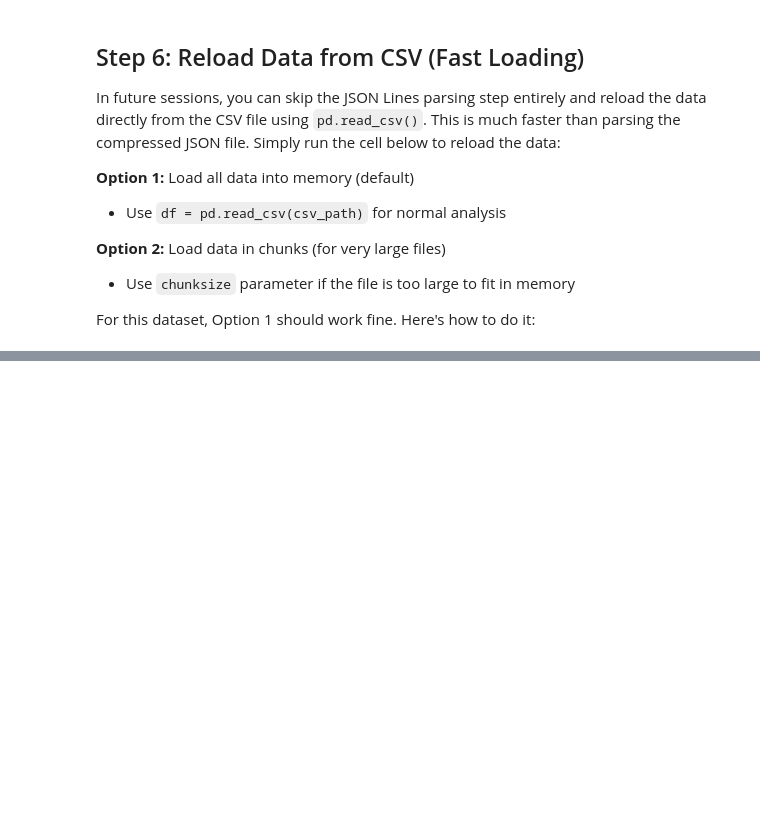
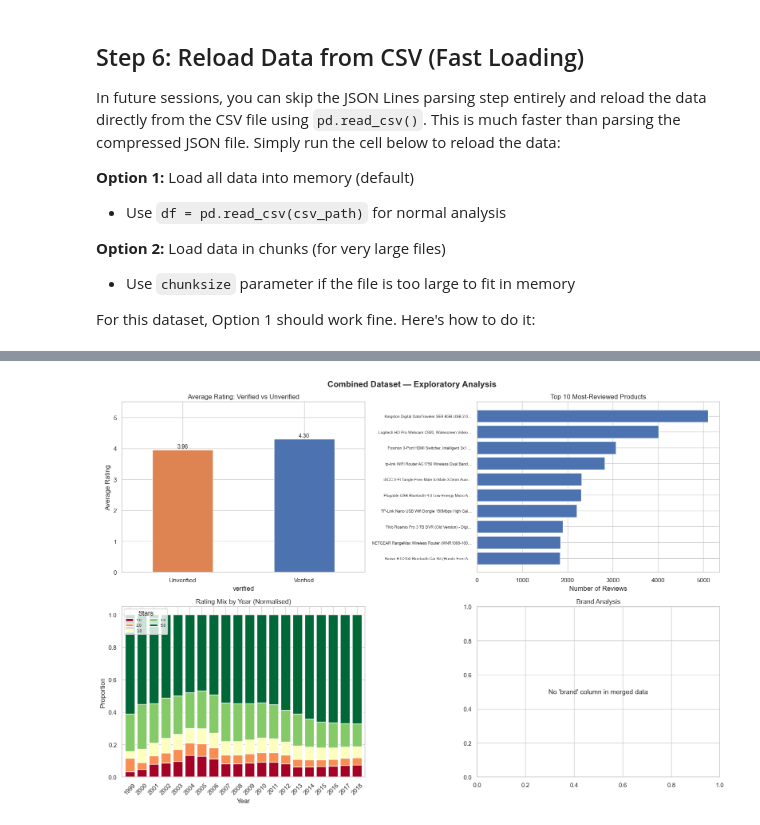
Before and after one commit to ShashikaMihiranga/NLP-Assessment-03-Amazon-Review-Sentiment-Chatbot, a Jupyter notebook: notebooks/main.ipynb, the cells around one changed output, grey strips where cells are left out. Saved outputs shown, nothing was run; the diff lists cells and outputs as text; code cells hidden in the pictures; blank space fills up the shorter version.

```diff
--- a/notebooks/main.ipynb
+++ b/notebooks/main.ipynb
@@ -292,0 +564,73 @@ print(f"  Shapes match: {df_meta.shape == df_meta_reloaded.shape}")
+# %%
+import matplotlib.pyplot as plt
+import matplotlib.ticker as mticker
+import seaborn as sns
+
+sns.set_theme(style="whitegrid", palette="muted")
+
+# Derive year locally — df_merged doesn't have it yet (added in Step 13)
+year_series = pd.to_datetime(df_merged["unixReviewTime"], unit="s").dt.year
+
+fig, axes = plt.subplots(2, 2, figsize=(16, 11))
+fig.suptitle("Combined Dataset — Exploratory Analysis", fontsize=15, fontweight="bold")
+
+# 1. Average rating: verified vs unverified
+avg_by_verified = (
+    df_merged.groupby("verified")["overall"]
+    .mean()
+    .rename(index={True: "Verified", False: "Unverified"})
+)
+avg_by_verified.plot(kind="bar", ax=axes[0, 0], color=["#DD8452", "#4C72B0"], rot=0)
+axes[0, 0].set_title("Average Rating: Verified vs Unverified")
+axes[0, 0].set_ylabel("Average Rating")
+axes[0, 0].set_ylim(0, 5.5)
+for p in axes[0, 0].patches:
+    axes[0, 0].annotate(f"{p.get_height():.2f}",
+                        (p.get_x() + p.get_width() / 2, p.get_height() + 0.05),
+                        ha="center", fontsize=10)
+
+# 2. Top 10 most-reviewed products
+title_col = next((c for c in df_merged.columns if c.lower() == "title"), "asin")
+top_products = df_merged.groupby(title_col).size().nlargest(10)
+labels = [str(t)[:45] + "…" if len(str(t)) > 45 else str(t) for t in top_products.index[::-1]]
+axes[0, 1].barh(labels, top_products.values[::-1], color="#4C72B0")
+axes[0, 1].set_title("Top 10 Most-Reviewed Products")
+axes[0, 1].set_xlabel("Number of Reviews")
+axes[0, 1].tick_params(axis="y", labelsize=7)
+
+# 3. Normalised rating mix by year
+pivot_df = df_merged.copy()
+pivot_df["year"] = year_series.values
+pivot = pivot_df.groupby(["year", "overall"]).size().unstack(fill_value=0)
+pivot_norm = pivot.div(pivot.sum(axis=1), axis=0)
+pivot_norm.plot(kind="bar", stacked=True, ax=axes[1, 0], colormap="RdYlGn", width=0.8)
+axes[1, 0].set_title("Rating Mix by Year (Normalised)")
+axes[1, 0].set_xlabel("Year")
+axes[1, 0].set_ylabel("Proportion")
+axes[1, 0].tick_params(axis="x", rotation=45)
+axes[1, 0].legend(title="Stars", loc="upper left", fontsize=7, ncol=2)
+
+# 4. Average rating by brand (top 10 by volume)
+brand_col = next((c for c in df_merged.columns if c.lower() == "brand"), None)
+if brand_col:
+    brand_stats = (
+        df_merged.groupby(brand_col)
+        .agg(count=("overall", "size"), avg_rating=("overall", "mean"))
+        .query("count >= 500")
+        .nlargest(10, "count")
+    )
+    axes[1, 1].barh(brand_stats.index[::-1], brand_stats["avg_rating"][::-1], color="#55A868")
+    axes[1, 1].set_title("Avg Rating — Top 10 Brands (≥500 reviews)")
+    axes[1, 1].set_xlabel("Average Rating")
+    axes[1, 1].set_xlim(1, 5.5)
+    for i, (_, row) in enumerate(brand_stats[::-1].iterrows()):
+        axes[1, 1].text(row["avg_rating"] + 0.05, i, f"{row['avg_rating']:.2f}", va="center", fontsize=8)
+else:
+    axes[1, 1].text(0.5, 0.5, "No 'brand' column in merged data", ha="center", va="center",
+                    transform=axes[1, 1].transAxes)
+    axes[1, 1].set_title("Brand Analysis")
+
+plt.tight_layout()
+plt.show()
+# %% [output]
+[figure, added]
```
Also changed, not shown: parts of 29 cells of this notebook.
